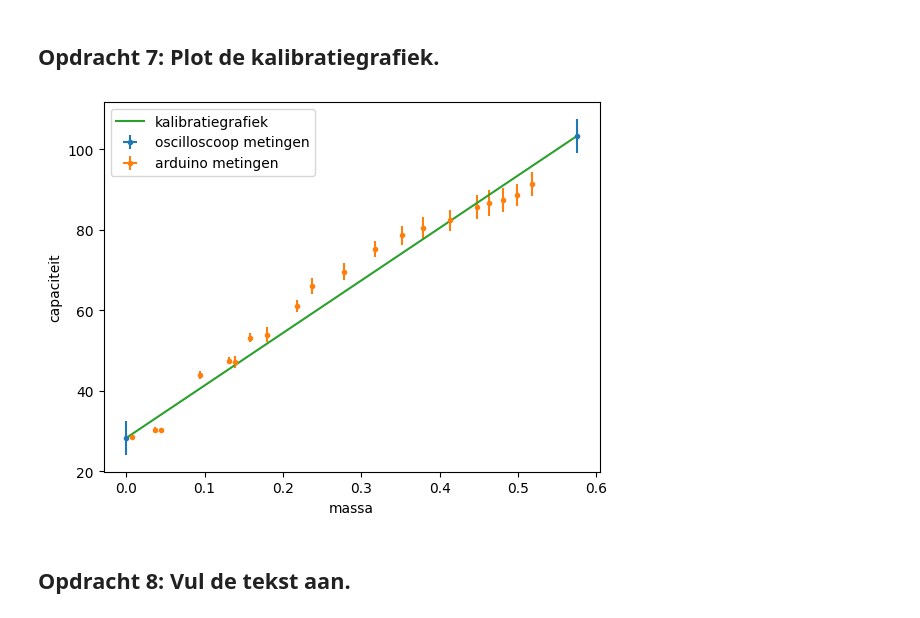
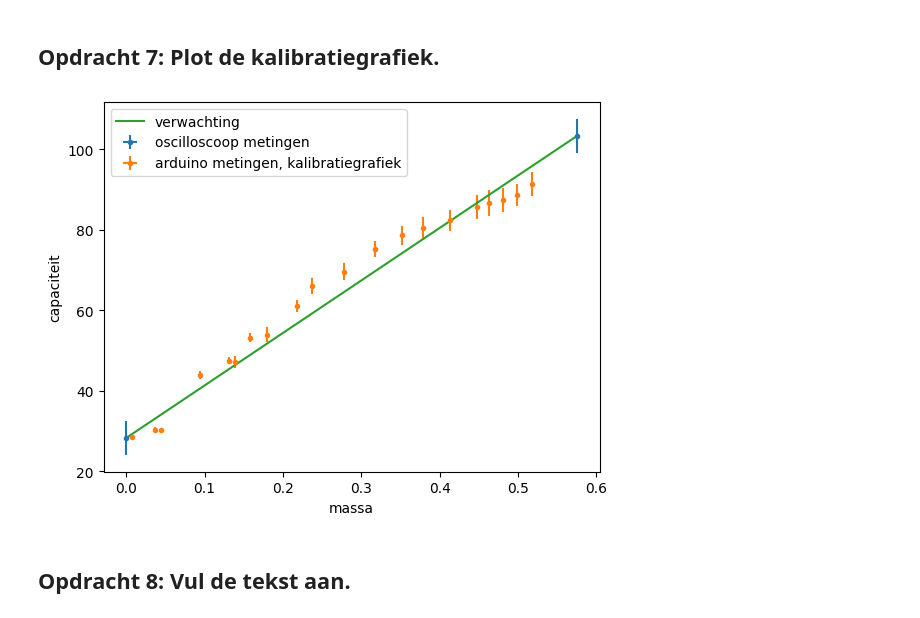
Before and after one commit to cs50202/opdrachten-DEF-D-, a Jupyter notebook: FysiekeOntwerpopdrachten/2OntwerpEenSensorCondensator/DEFOntwerpopdracht2OntwerpEenSensorInvulTemplate.ipynb, the cells around one changed output. Saved outputs shown, nothing was run; the diff lists cells and outputs as text; code cells hidden in the pictures.

```diff
--- a/FysiekeOntwerpopdrachten/2OntwerpEenSensorCondensator/DEFOntwerpopdracht2OntwerpEenSensorInvulTemplate.ipynb
+++ b/FysiekeOntwerpopdrachten/2OntwerpEenSensorCondensator/DEFOntwerpopdracht2OntwerpEenSensorInvulTemplate.ipynb
@@ -161,36 +187,36 @@ Meting 2: We meten daarna de capaciteit met de fles maximaal gevuld (575 gram),
 
 # We nemen geen massa en de massa van een volle fles
 m_verw = np.array([0, 575.4])*1e-3
 
 # We meten dan de V_max_out en berekenen capaciteit
 V_max_out_verw = np.array([134e-3, 490e-3])
 Cap_verw = berekenCapaciteit(V_max_out_verw, 7.55, 1000, 100000)*1e12
 
 # Hier berekenen we de error in de capaciteit met calculus approach. We schatten de onzekerheid van de weerstand en frequentie op 0 en schatten de onzekerheden van Vin en Vuit
 def error_oscilooscop(Vout, uVout, Vin, uVin, Cap):
     return np.sqrt((uVout/Vout)**2 + (uVin/Vin)**2)*Cap
 u_C_osc = error_oscilooscop(V_max_out_verw, 20e-3, 7.94, 0.01, Cap_verw)
 
 # Nu door met arduino, hier de metingen
 m = np.array([518.5, 498.7, 481.1, 462.7,447.4, 413.4, 378.6, 352.4, 317.2, 277.6, 236.9, 217.7, 180.0, 158.5, 138.6, 131.2, 94.6, 43.8, 36.6, 7.0])*1e-3 # kg
 capaciteit = np.array([91.4, 88.6, 87.4, 86.6, 85.6, 82.3, 80.4, 78.6, 75.2, 69.6, 66.0, 61.0, 53.9, 53.2, 47.2, 47.4, 43.9, 30.2, 30.3, 28.4]) # pF
 
 # Tijdens het meten fluctueerde de arduino waarde, hier onzekerheid geschat
 u_cap = np.array([3.0,2.7,3.0,3.3,3.0,2.7,2.7,2.4,2.1,2.1,2.1,1.5,1.8,1.2,1.5,0.9,0.9,0.6,0.6,0.3])
 
 # Geschat op basis van de waarde die we van de weegschaal aflezen
 m_err = 0.05 * 1e-3
 
 plt.figure()
 plt.errorbar(m_verw , Cap_verw, xerr = m_err, yerr = u_C_osc, fmt= '.', label = 'oscilloscoop metingen')
-plt.errorbar(m, capaciteit, xerr = m_err, yerr = u_cap, fmt = '.', label = 'arduino metingen')
-plt.plot(xtest, ytest, '-', label = 'kalibratiegrafiek')
+plt.errorbar(m, capaciteit, xerr = m_err, yerr = u_cap, fmt = '.', label = 'arduino metingen, kalibratiegrafiek')
+plt.plot(xtest, ytest, '-', label = 'verwachting')
 plt.xlabel("massa")
 plt.ylabel("capaciteit")
 plt.legend()
 plt.show()
 # %% [output]
-[figure, old version]
+[figure, new version]
 # %% [markdown]
 ## Opdracht 8: Vul de tekst aan.
 # %% [markdown]
```
Also changed, not shown: parts of 11 cells of this notebook.
